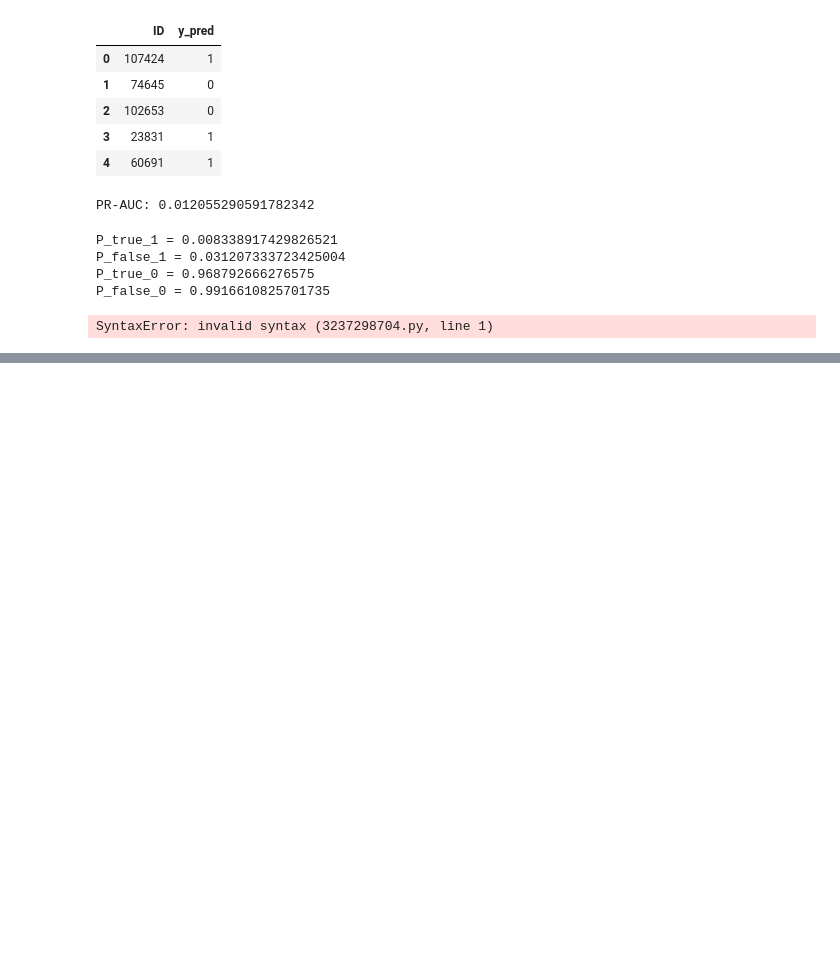
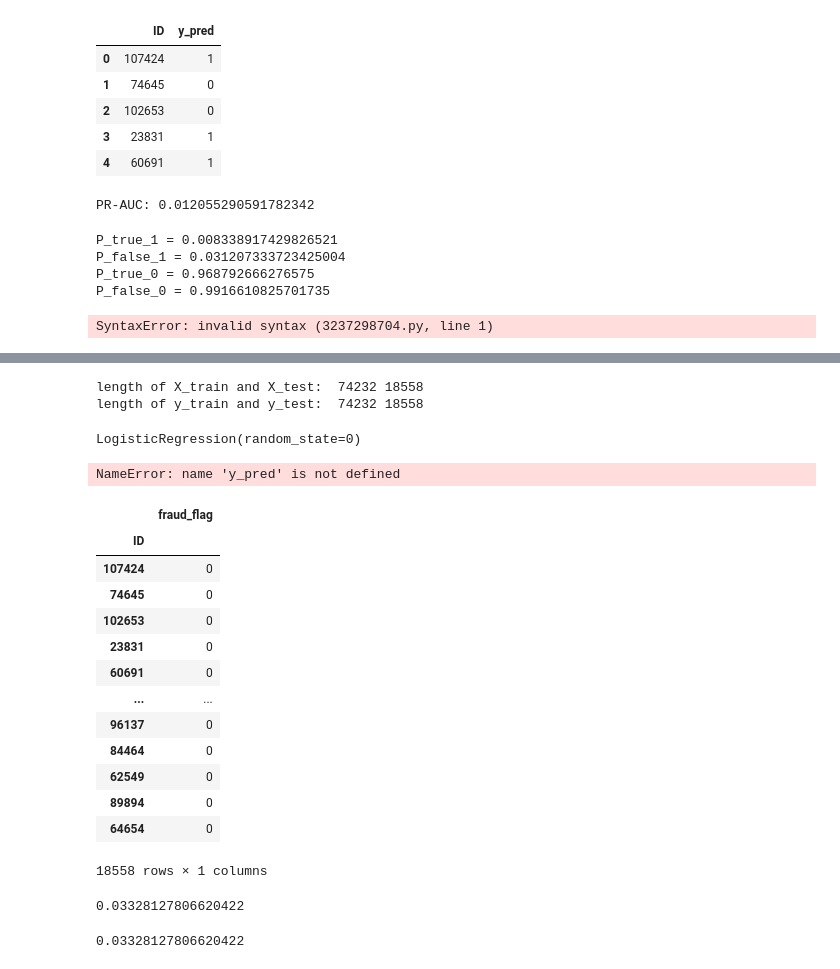
Before and after one commit to alimrrc/Machine-Learning-272-, a Jupyter notebook: Data Treatment.ipynb, the cells around one changed output, grey strips where cells are left out. Drawn from its saved outputs; the diff is of its cells as text; code cells hidden in the pictures; blank space fills up the shorter version.

Commit message:
Ajout SVM + logreg sur deuxieme type de donnée
test de l'under sample et d'un jeu de feature plus léger

```diff
--- a/Data Treatment.ipynb
+++ b/Data Treatment.ipynb
@@ -972,0 +1098,15 @@ print(predictions)
+# %%
+df_y_train=pd.read_csv("Y_train_2_XPXJDyy.csv")
+# %%
+df_y_train.set_index('ID', inplace=True)
+# %%
+df_y_train.drop('index', axis=1, inplace=True)
+# %%
+from sklearn.model_selection import train_test_split
+
+X_train, X_test, y_train, y_test = train_test_split(df_train_X, df_y_train, train_size=0.8, random_state=42)
+print('length of X_train and X_test: ', len(X_train), len(X_test))
+print('length of y_train and y_test: ', len(y_train), len(y_test))
+# %% [output]
+length of X_train and X_test:  74232 18558
+length of y_train and y_test:  74232 18558
@@ -972,0 +1126,4 @@ print(predictions)
+# %%
+logi_reg.fit(X_train, y_train)
+# %% [output]
+LogisticRegression(random_state=0)
@@ -972,0 +1132,4 @@ print(predictions)
+# %%
+y_pred
+# %% [output]
+NameError: name 'y_pred' is not defined
@@ -972,0 +1154,32 @@ print(predictions)
+# %%
+y_test
+# %% [output]
+|  | fraud_flag |
+| ID |  |
+| 107424 | 0 |
+| 74645 | 0 |
+| 102653 | 0 |
+| 23831 | 0 |
+| 60691 | 0 |
+| ... | ... |
+| 96137 | 0 |
+| 84464 | 0 |
+| 62549 | 0 |
+| 89894 | 0 |
+| 64654 | 0 |
+18558 rows × 1 columns
+# %%
+df = y_test.reset_index()
+df1 = pd.DataFrame({
+                    'ID': df['ID'],
+                    'pred_proba': y_pred})
+df = df.rename(columns={'index': 'ID'})
+pr_auc_score(df, df1)
+# %% [output]
+0.03328127806620422
+# %%
+from sklearn.metrics import average_precision_score
+auc_pr = average_precision_score(y_true=y_test, y_score=y_pred)
+print(auc_pr)
+# %% [output]
+0.03328127806620422
```
Also changed, not shown: parts of 31 cells of this notebook.
